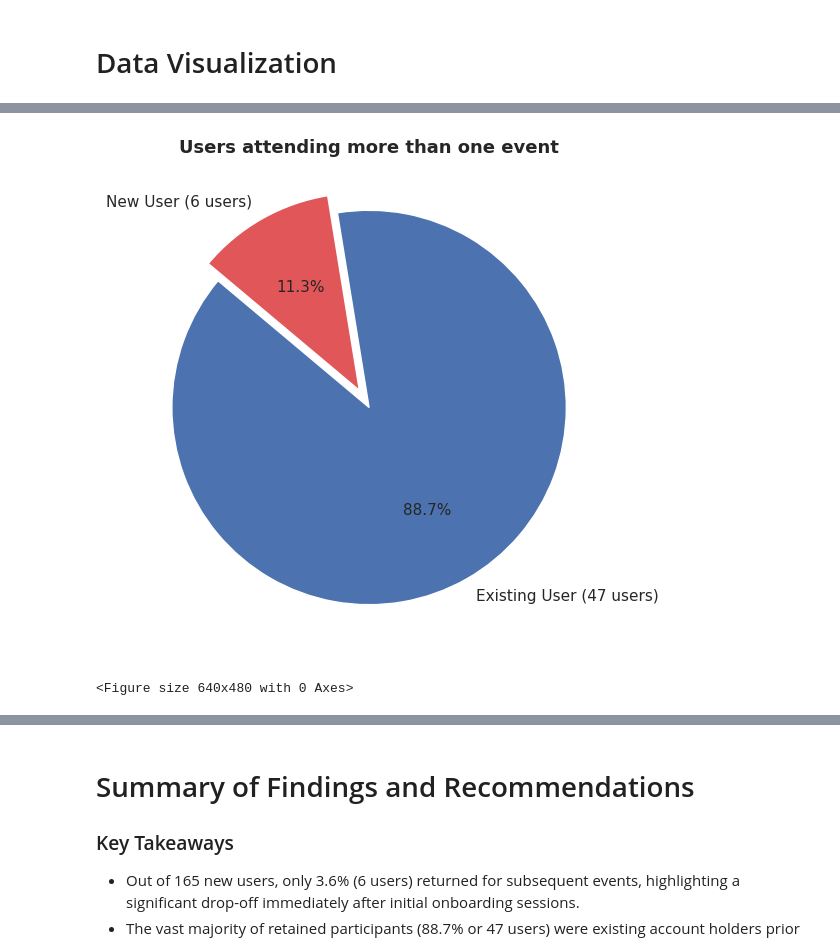
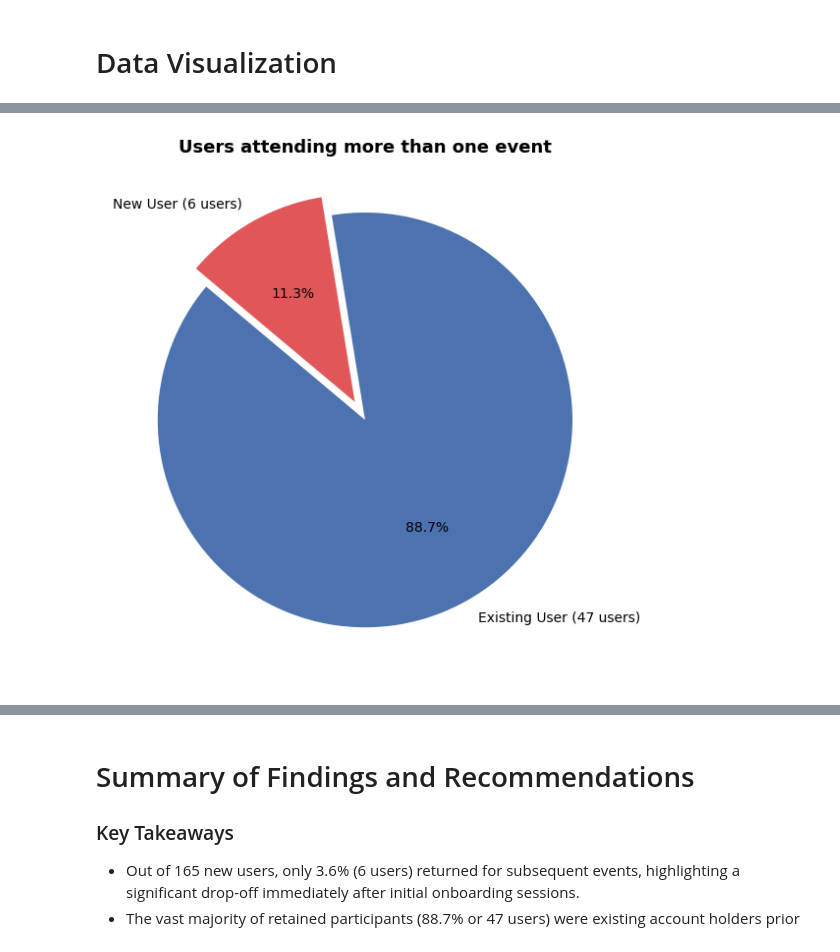
Before and after one commit to thequerytrailblazer/wikimedia-id-retention-analysis, a Jupyter notebook: Wikimedia_ID_Retention_Analysis.ipynb, the cells around one changed output, grey strips where cells are left out. Cells and saved outputs as stored; diff of their text form; code cells hidden in the pictures.

```diff
--- a/Wikimedia_ID_Retention_Analysis.ipynb
+++ b/Wikimedia_ID_Retention_Analysis.ipynb
@@ -112,11 +106,6 @@ Data columns (total 28 columns):
  27  total revisions          31 non-null     int64
 dtypes: int64(27), object(1)
 memory usage: 6.9+ KB
-# %%
-df_wikidata.head()# 2. Data Cleaning Teks / Whitespace
-df_students['username'] = df_students['username'].str.strip()
-df_students['course'] = df_students['course'].str.strip()
-df_courses['course_slug'] = df_courses['course_slug'].str.strip()
 # %% [markdown]
 # Data cleaning & merging
 # %%
@@ -124,6 +113,11 @@ df_courses['course_slug'] = df_courses['course_slug'].str.strip()
 df_students['username'] = df_students['username'].str.strip()
 df_students['course'] = df_students['course'].str.strip()
 df_courses['course_slug'] = df_courses['course_slug'].str.strip()
+# %%
+# Remove duplicate activity (Cadang activity)
+df_courses = df_courses[~df_courses['course_slug'].str.contains('- Cadang', na=False)]
+df_students = df_students[~df_students['course'].str.contains('- Cadang', na=False)]
+df_wikidata = df_wikidata[~df_wikidata['course name'].str.contains('- Cadang', na=False)]
 # %%
 # Merging student and course to show username's courses mapping
 df_merged = pd.merge(
@@ -272,9 +260,10 @@ df_merged.to_csv('retention_cleaned.csv', index=False)
 # Exploratory Data Analysis
 # %%
 # Counting activities each username participated
-user_activity = df_merged.groupby('username').agg(
+# Sort by start_date first so 'first' reliably picks each user's earliest event
+user_activity = df_merged.sort_values('start_date').groupby('username').agg(
     total_events=('course', 'count'),
-    cohort=('user_cohort', 'first') # First time participating
+    cohort=('user_cohort', 'first')  # Now genuinely the cohort from their first event
 ).reset_index()
 # %%
 # Grouping of participation levels
@@ -310,12 +299,3 @@ New User                                           159  165
 All                                                316  369
 # %% [markdown]
 # Data Visualization
-# %%
-# Set graph style
-sns.set_theme(style="whitegrid")
-plt.rcParams.update({'font.size': 11})
-
-# Previous crosstab data
-categories = ['Existing User', 'New User']
-single_event = [157, 159]
-repeat_event = [47, 6]
@@ -382,22 +363,21 @@ fig_bar.show()
 # %% [output]
 [interactive output not drawn]
 # %%
-# Pie chart of returning user profiles
+# Ambil data dinamis peserta berulang
+repeat_users = user_activity[user_activity['participation_type'] == 'Repeat Participant (>1 Event)']
+cohort_counts = repeat_users['cohort'].value_counts()
+
 fig, ax = plt.subplots(figsize=(6, 6))
-
-labels = ['Existing User (47 users)', 'New User (6 users)']
-sizes = [47, 6]
+labels = [f'{cohort} ({count} users)' for cohort, count in cohort_counts.items()]
+sizes = cohort_counts.values
 colors = ['#4C72B0', '#E15759']
 
 ax.pie(sizes, labels=labels, autopct='%1.1f%%', startangle=140, colors=colors, explode=(0, 0.1))
 ax.set_title('Users attending more than one event', fontsize=13, fontweight='bold')
-
 plt.tight_layout()
 plt.show()
-plt.savefig("repeat_participant_composition_mpl.png", dpi=300, bbox_inches='tight')
 # %% [output]
-[figure, old version]
+[figure, new version]
-<Figure size 640x480 with 0 Axes>
 # %%
 # Plotly Repeat Participants Composition
 df_repeat = df_bar[df_bar['participation_type'] == 'More than 1 event']
```
Also changed, not shown: parts of 5 cells of this notebook.
